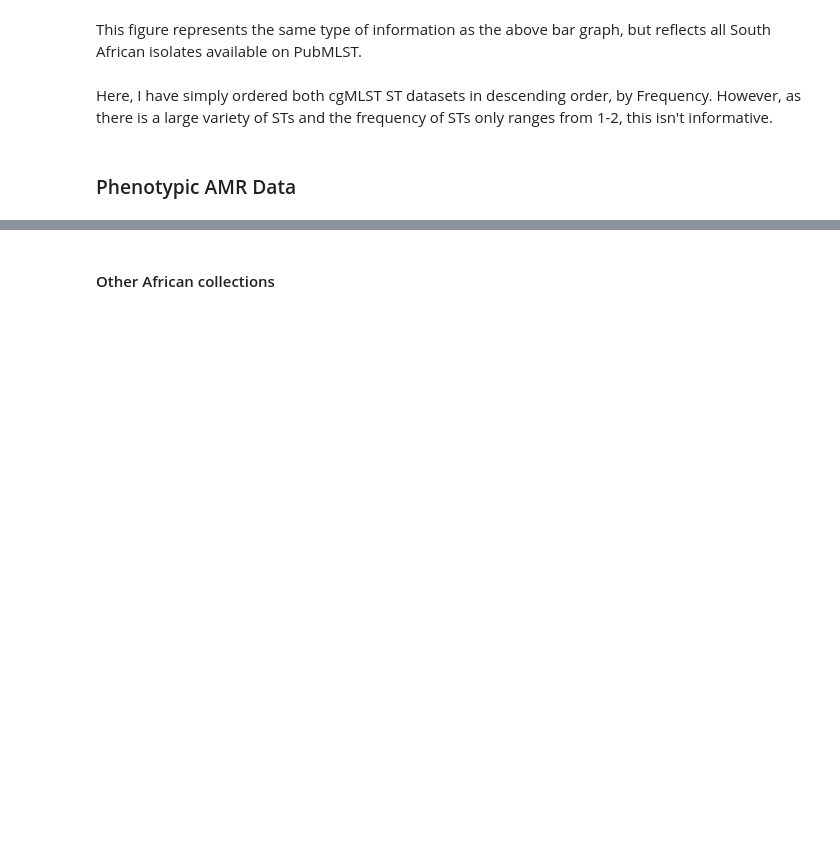
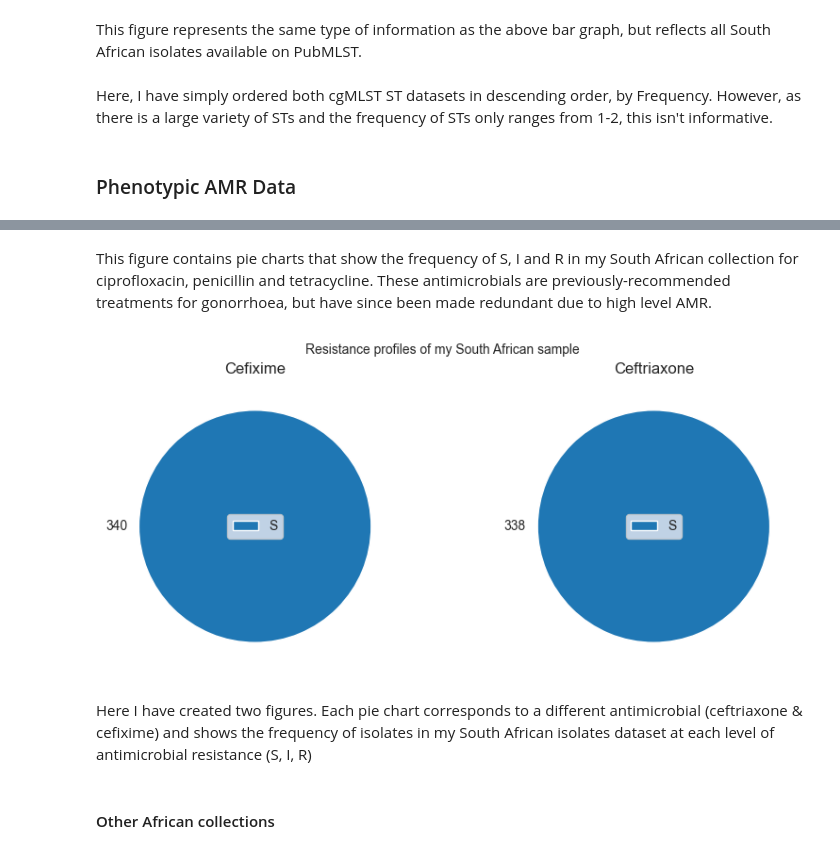
Before and after one commit to watchlotr/NGonorrhoeae_Y4, a Jupyter notebook: Archive.ipynb, the cells around one changed output, grey strips where cells are left out. Drawn from its saved outputs; the diff is of its cells as text; code cells hidden in the pictures; blank space fills up the shorter version.

```diff
--- a/Archive.ipynb
+++ b/Archive.ipynb
@@ -235,3 +298,23 @@ Here, I have simply ordered both cgMLST ST datasets in descending order, by Freq
+# %% [markdown]
+This figure contains pie charts that show the frequency of S, I and R in my South African collection for ciprofloxacin, penicillin and tetracycline. These antimicrobials are previously-recommended treatments for gonorrhoea, but have since been made redundant due to high level AMR.
+# %%
+    # Creating a figure with 4 subplots
+fig, ax = plt.subplots(1,2, figsize = (10,4))
+
+    # making a pie chart showing the results of phenotypic AMR tests to cefixime
+Functions.pie(data = amr_cef, title = "Cefixime", ax = ax[0])
+
+    # ...same for ceftriaxone
+Functions.pie(data = amr_ceftri, title = "Ceftriaxone", ax = ax[1])
+
+    # adding a title to the figure
+fig.suptitle("Resistance profiles of my South African sample", fontsize = 10)
+
+plt.show()
+# %% [output]
+[figure, added]
+# %% [markdown]
+Here I have created two figures. Each pie chart corresponds to a different antimicrobial (ceftriaxone & cefixime) and shows the frequency of isolates in my South African isolates dataset at each level of antimicrobial resistance (S, I, R)
 # %% [markdown]
 #### Other African collections
 # %%
```
Also changed, not shown: parts of 7 cells of this notebook, 2 other files.
